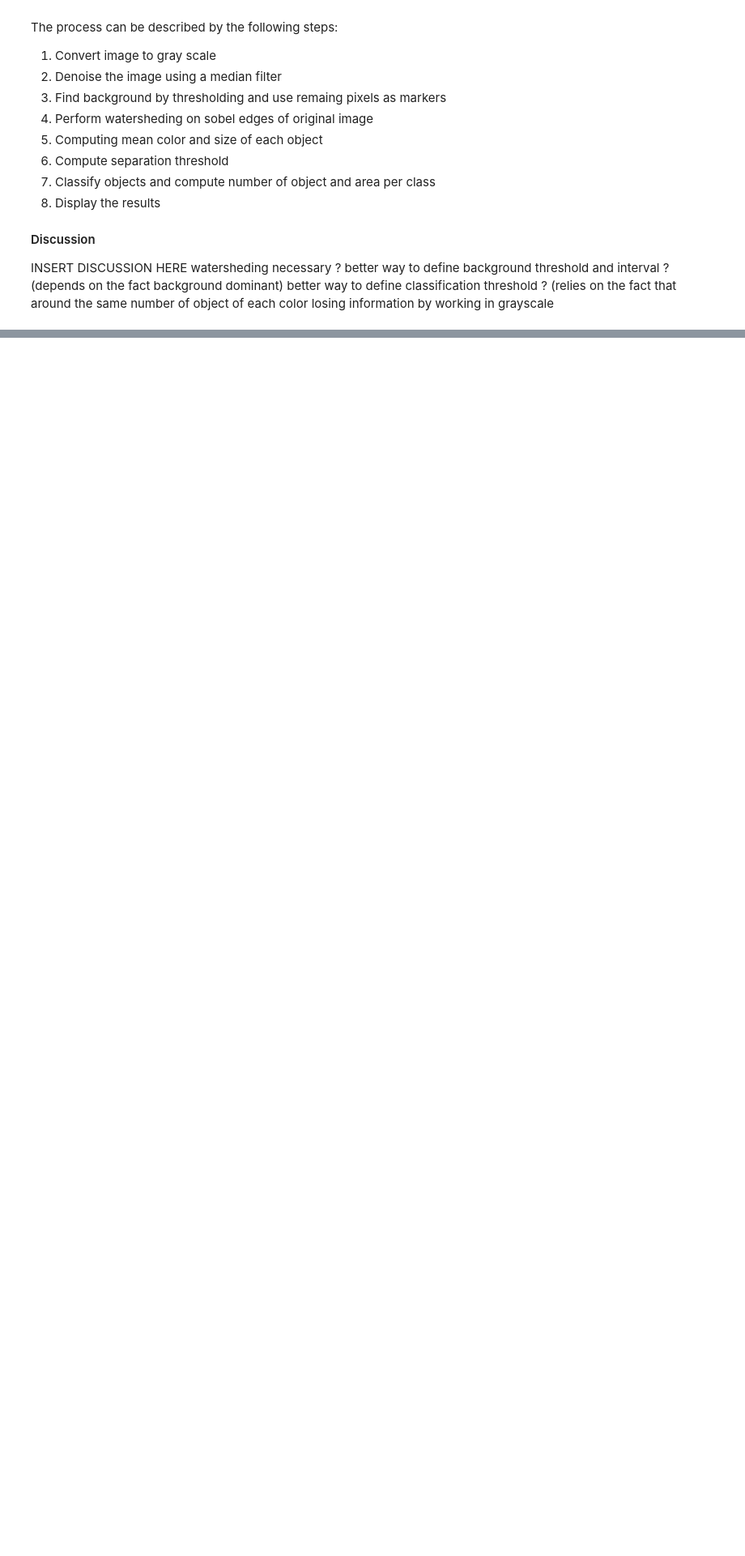
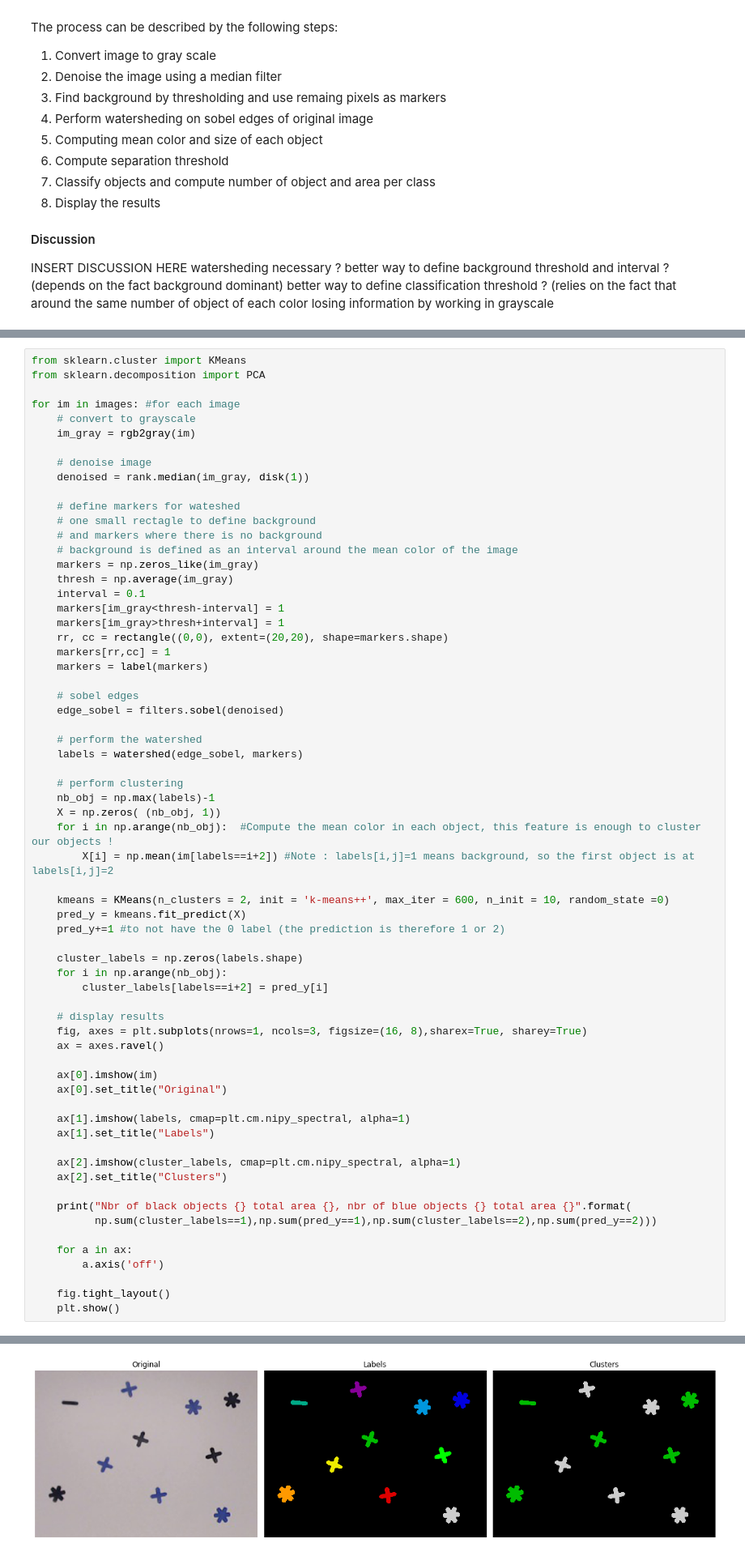
Before and after one commit to meierkilian/iapr2020_gkj, a Jupyter notebook: labs/lab_01_segmentation.ipynb, the cells around one changed output, grey strips where cells are left out. Shown at 81% size. Drawn from its saved outputs; the diff is of its cells as text; blank space fills up the shorter version.

Commit message:
kmeans_added

```diff
--- a/labs/lab_01_segmentation.ipynb
+++ b/labs/lab_01_segmentation.ipynb
@@ -581,0 +576,66 @@ Nbr of black objects 5 total area 5507, nbr of blue objects 5 total area 5616
+# %%
+from sklearn.cluster import KMeans
+from sklearn.decomposition import PCA
+
+for im in images: #for each image
+    # convert to grayscale
+    im_gray = rgb2gray(im)
+
+    # denoise image
+    denoised = rank.median(im_gray, disk(1))
+
+    # define markers for wateshed
+    # one small rectagle to define background
+    # and markers where there is no background
+    # background is defined as an interval around the mean color of the image
+    markers = np.zeros_like(im_gray)
+    thresh = np.average(im_gray)
+    interval = 0.1
+    markers[im_gray<thresh-interval] = 1
+    markers[im_gray>thresh+interval] = 1
+    rr, cc = rectangle((0,0), extent=(20,20), shape=markers.shape)
+    markers[rr,cc] = 1
+    markers = label(markers)
+
+    # sobel edges
+    edge_sobel = filters.sobel(denoised)
+
+    # perform the watershed
+    labels = watershed(edge_sobel, markers)
+
+    # perform clustering
+    nb_obj = np.max(labels)-1
+    X = np.zeros( (nb_obj, 1))
+    for i in np.arange(nb_obj):  #Compute the mean color in each object, this feature is enough to cluster our objects !
+        X[i] = np.mean(im[labels==i+2]) #Note : labels[i,j]=1 means background, so the first object is at labels[i,j]=2
+
+    kmeans = KMeans(n_clusters = 2, init = 'k-means++', max_iter = 600, n_init = 10, random_state =0)
+    pred_y = kmeans.fit_predict(X)
+    pred_y+=1 #to not have the 0 label (the prediction is therefore 1 or 2)
+
+    cluster_labels = np.zeros(labels.shape)
+    for i in np.arange(nb_obj):
+        cluster_labels[labels==i+2] = pred_y[i]
+
+    # display results
+    fig, axes = plt.subplots(nrows=1, ncols=3, figsize=(16, 8),sharex=True, sharey=True)
+    ax = axes.ravel()
+
+    ax[0].imshow(im)
+    ax[0].set_title("Original")
+
+    ax[1].imshow(labels, cmap=plt.cm.nipy_spectral, alpha=1)
+    ax[1].set_title("Labels")
+
+    ax[2].imshow(cluster_labels, cmap=plt.cm.nipy_spectral, alpha=1)
+    ax[2].set_title("Clusters")
+
+    print("Nbr of black objects {} total area {}, nbr of blue objects {} total area {}".format(
+          np.sum(cluster_labels==1),np.sum(pred_y==1),np.sum(cluster_labels==2),np.sum(pred_y==2)))
+
+    for a in ax:
+        a.axis('off')
+
+    fig.tight_layout()
+    plt.show()
+# %% [output]
@@ -581,0 +643 @@ Nbr of black objects 5 total area 5507, nbr of blue objects 5 total area 5616
+[figure, added]
```
Also changed, not shown: parts of 5 cells of this notebook.
